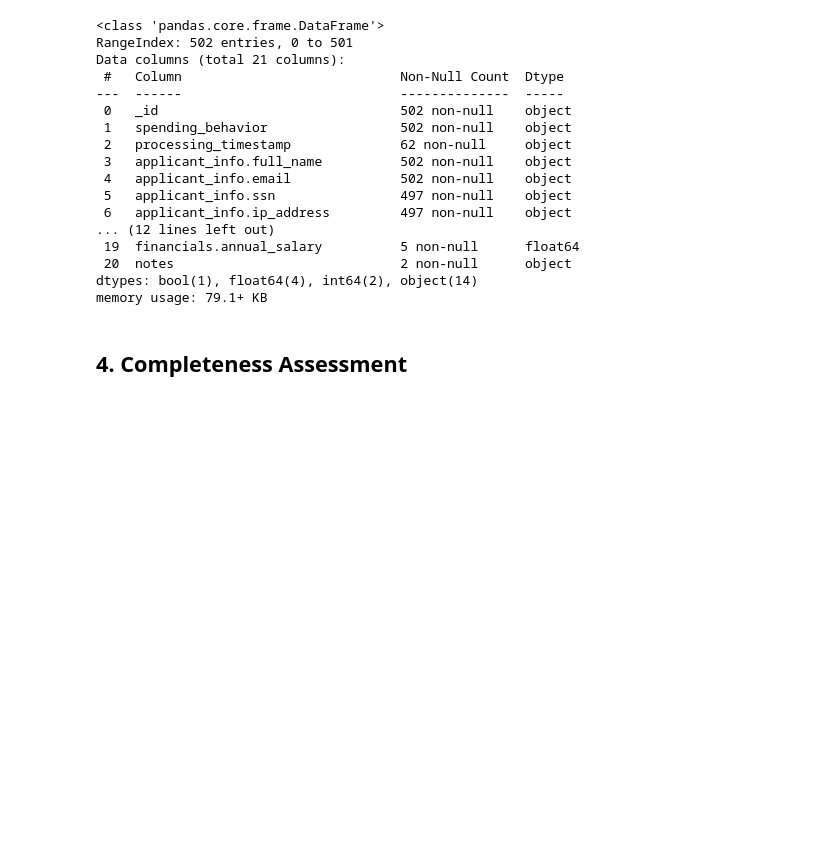
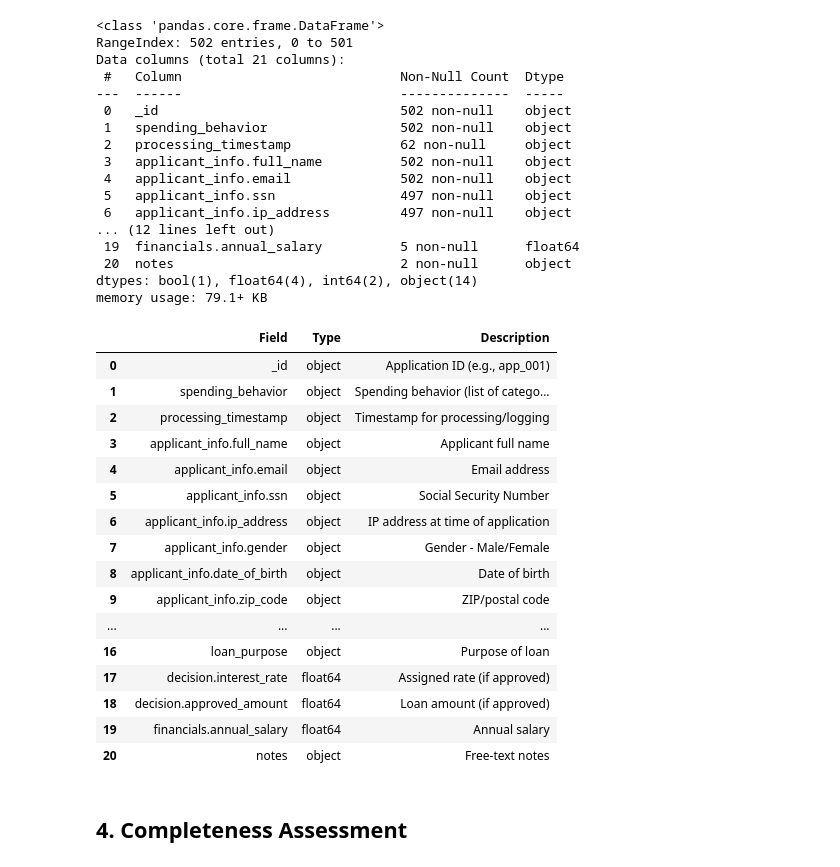
Before and after one commit to lauraaandrada/dego-project-team2, a Jupyter notebook: notebooks/01-Data-Quality.ipynb, the cells around one changed output. Drawn from its saved outputs; the diff is of its cells as text; code cells hidden in the pictures; blank space fills up the shorter version.

Commit message:
Added schema with descriptions of rows and did some adjustments to the markdown in 4.1 missing data overview. Also added some markdowns between codes in 6. Data type inconsistencies.

```diff
--- a/notebooks/01-Data-Quality.ipynb
+++ b/notebooks/01-Data-Quality.ipynb
@@ -133,6 +133,56 @@ Data columns (total 21 columns):
  20  notes                             2 non-null      object
 dtypes: bool(1), float64(4), int64(2), object(14)
 memory usage: 79.1+ KB
+# %%
+descriptions = {
+    "_id": "Application ID (e.g., app_001)",
+    "spending_behavior": "Spending behavior (list of category + amount)",
+    "processing_timestamp": "Timestamp for processing/logging",
+    "applicant_info.full_name": "Applicant full name",
+    "applicant_info.email": "Email address",
+    "applicant_info.ssn": "Social Security Number",
+    "applicant_info.ip_address": "IP address at time of application",
+    "applicant_info.gender": "Gender - Male/Female",
+    "applicant_info.date_of_birth": "Date of birth",
+    "applicant_info.zip_code": "ZIP/postal code",
+    "financials.annual_income": "Annual income",
+    "financials.credit_history_months": "Months of credit history",
+    "financials.debt_to_income": "Debt-to-income ratio",
+    "financials.savings_balance": "Current savings balance",
+    "decision.loan_approved": "TRUE or FALSE",
+    "decision.rejection_reason": "Reason (if denied)",
+    "loan_purpose": "Purpose of loan",
+    "decision.interest_rate": "Assigned rate (if approved)",
+    "decision.approved_amount": "Loan amount (if approved)",
+    "financials.annual_salary": "Annual salary",
+    "notes": "Free-text notes",
+}
+
+schema_df = pd.DataFrame({
+    "Field": df.columns,
+    "Type": [str(df[c].dtype) for c in df.columns],
+    "Description": [descriptions.get(c, "TODO: add description") for c in df.columns],
+})
+
+display(schema_df)
+# %% [output]
+|  | Field | Type | Description |
+| 0 | _id | object | Application ID (e.g., app_001) |
+| 1 | spending_behavior | object | Spending behavior (list of catego... |
+| 2 | processing_timestamp | object | Timestamp for processing/logging |
+| 3 | applicant_info.full_name | object | Applicant full name |
+| 4 | applicant_info.email | object | Email address |
+| 5 | applicant_info.ssn | object | Social Security Number |
+| 6 | applicant_info.ip_address | object | IP address at time of application |
+| 7 | applicant_info.gender | object | Gender - Male/Female |
+| 8 | applicant_info.date_of_birth | object | Date of birth |
+| 9 | applicant_info.zip_code | object | ZIP/postal code |
+| ... | ... | ... | ... |
+| 16 | loan_purpose | object | Purpose of loan |
+| 17 | decision.interest_rate | float64 | Assigned rate (if approved) |
+| 18 | decision.approved_amount | float64 | Loan amount (if approved) |
+| 19 | financials.annual_salary | float64 | Annual salary |
+| 20 | notes | object | Free-text notes |
 # %% [markdown]
 ## **4. Completeness Assessment**
 # %% [markdown]
```
Also changed, not shown: parts of 16 cells of this notebook.
